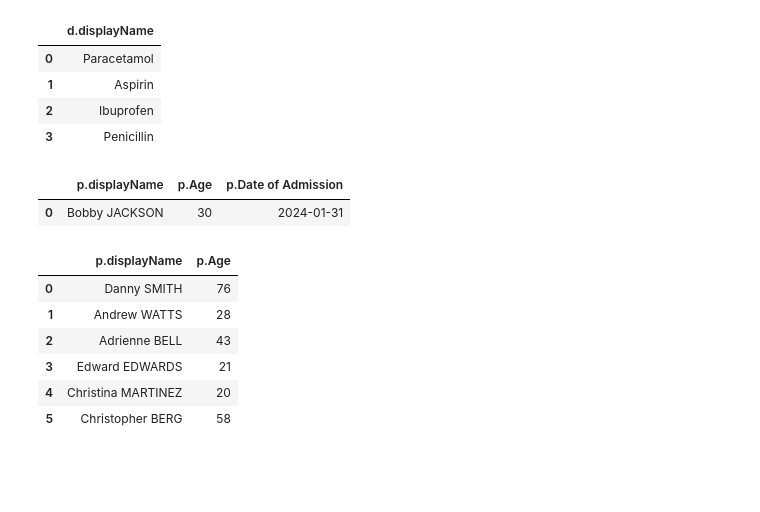
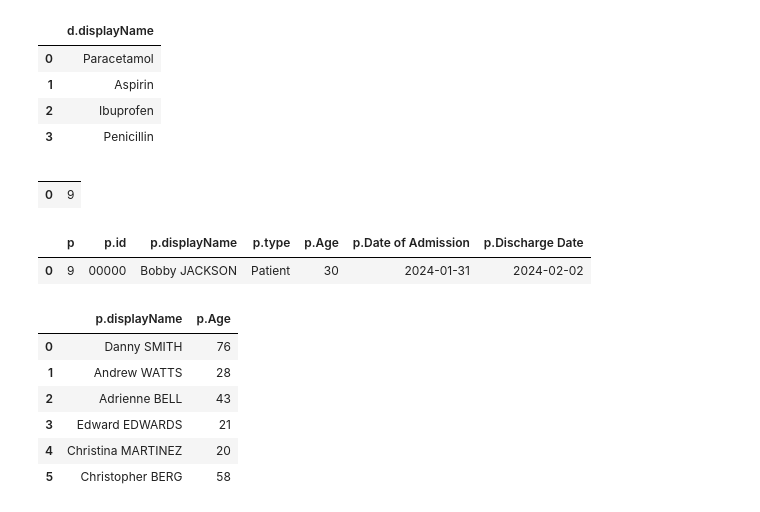
Before and after one commit to turing-db/turingdb-examples, a Jupyter notebook: examples/notebooks/public_version/healthcare_dataset.ipynb, the cells around one changed output. Drawn from its saved outputs; the diff is of its cells as text; code cells hidden in the pictures; blank space fills up the shorter version.

```diff
--- a/examples/notebooks/public_version/healthcare_dataset.ipynb
+++ b/examples/notebooks/public_version/healthcare_dataset.ipynb
@@ -853,14 +875,24 @@ client.query(command)
 | 1 | Aspirin |
 | 2 | Ibuprofen |
 | 3 | Penicillin |
+# %%
+command = """
+MATCH (p:Patient {id: "00000"})
+RETURN *
+"""
+client.query(command)
+# %% [output]
+|  |  |
+| 0 | 9 |
 # %%
 command = """
 MATCH (p:Patient {id: "00000"})
-RETURN p.displayName, p.Age, p.`Date of Admission`"""
+RETURN p, p.id, p.displayName, p.type, p.Age, p."Date of Admission", p."Discharge Date"
+"""
 client.query(command)
 # %% [output]
-|  | p.displayName | p.Age | p.Date of Admission |
-| 0 | Bobby JACKSON | 30 | 2024-01-31 |
+|  | p | p.id | p.displayName | p.type | p.Age | p.Date of Admission | p.Discharge Date |
+| 0 | 9 | 00000 | Bobby JACKSON | Patient | 30 | 2024-01-31 | 2024-02-02 |
 # %%
 # Find female patients:
 command = """
```
Also changed, not shown: parts of 24 cells of this notebook.
